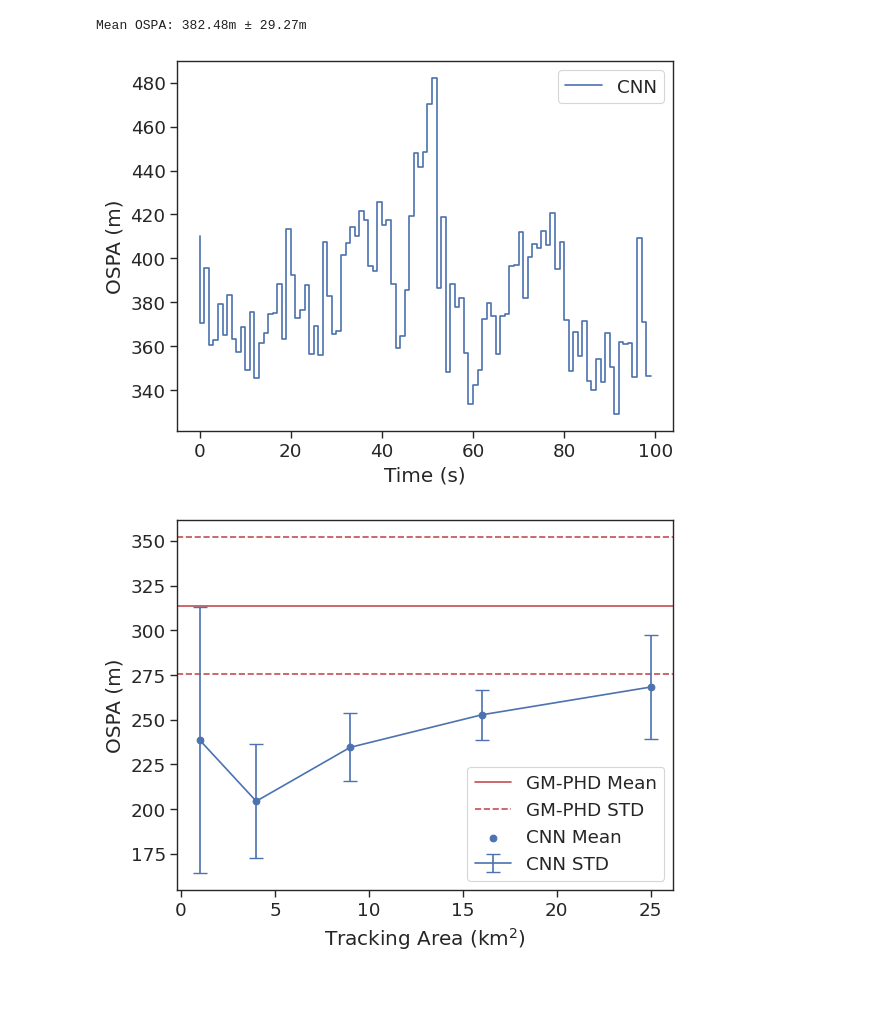
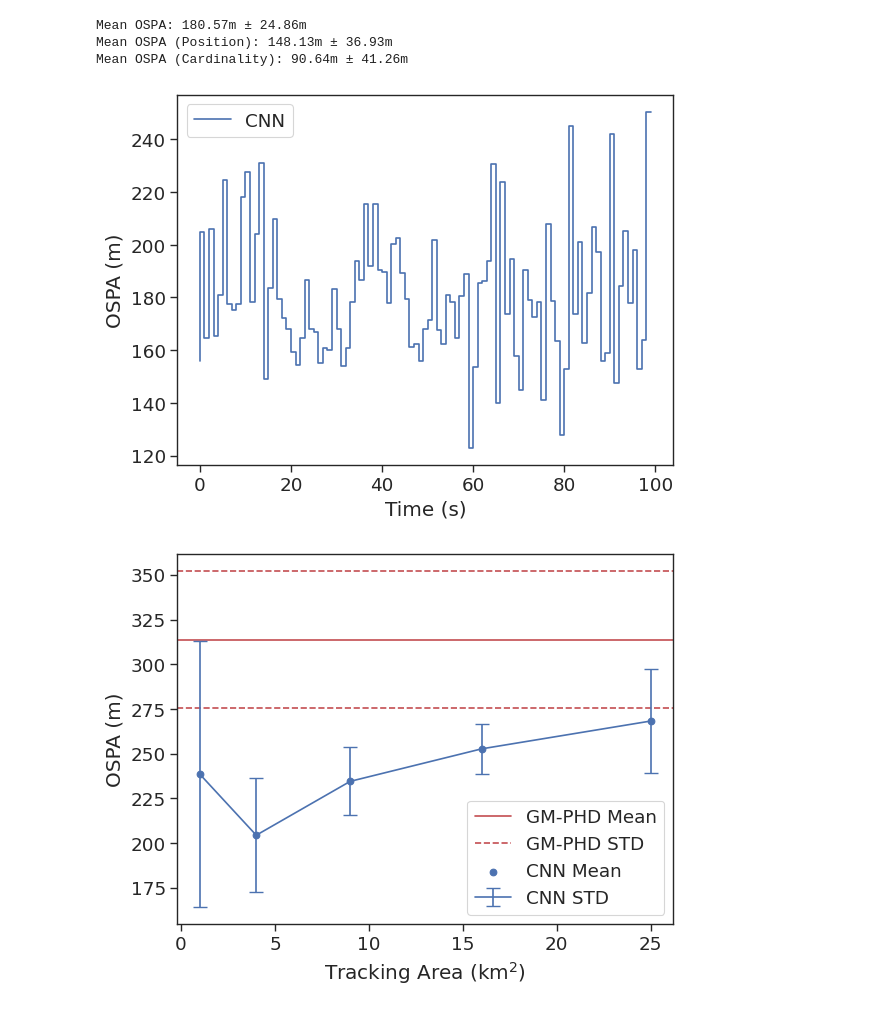
Before and after one commit to Damowerko/mtt, a Jupyter notebook: notebooks/evaluate.ipynb, the cells around one changed output. Drawn from its saved outputs; the diff is of its cells as text; code cells hidden in the pictures.

```diff
--- a/notebooks/evaluate.ipynb
+++ b/notebooks/evaluate.ipynb
@@ -24,12 +22,13 @@ rng = np.random.default_rng()
 sns.set_theme("paper", "ticks", font_scale=1.5)  # type: ignore
 # %%
 scale = 1
-simulation_idx = 50
+simulation_idx = rng.integers(0, 100)
 
 with open(f"../data/test/{scale}km/simulations.pkl", "rb") as f:
     dataset_vectors: List[List[VectorData]] = pkl.load(f)
 
-images = map(vector_to_image,dataset_vectors[simulation_idx])
+
+images = map(partial(vector_to_image, img_size=128*scale),dataset_vectors[simulation_idx])
 stacked = simulation_window(stack_images(images))
 # %%
 cardinality = []
@@ -46,9 +45,10 @@ n_detections = (
 )
 # %%
 # Make CNN Predictions
+# model, name = load_model("../models/58c6fd8a.ckpt")
 # model, name = load_model("wandb://damowerko/mtt/4uc51x21")
 # model, name = load_model("wandb://damowerko/mtt/rmwq3ref")
 # model, name = load_model("wandb://damowerko/mtt/eiytli6p")
-model, name = load_model("wandb://damowerko/mtt/ppkmhcfy")
+model, name = load_model("wandb://damowerko/mtt/e7ivqipk")
 model = model.cuda()
 # %% [output]
@@ -56,11 +56,12 @@ CommError: Project damowerko/mtt does not contain artifact: "model-ppkmhcfy:best
 # %%
 filt_idx = -1
 method = "kmeans"
+n_peaks_scale = 1.0
 
 with torch.no_grad():
     x = torch.stack([d.sensor_images for d in stacked], dim=0)
     output_images = model(x.cuda())
-    pred_img = output_images.clamp(min=0).cpu().numpy()
+    pred_img = output_images.clamp(min=0).cpu().numpy() * n_peaks_scale
 
 n = pred_img.shape[0]
 width = simulator.simulation_width
@@ -71,6 +72,9 @@ predictions_cnn = []
 for i in trange(n):
     predictions_cnn.append(find_peaks(pred_img[i][filt_idx], width=window, method=method).means)
 
-mean_energy = pred_img.sum(axis=(-1,-2)).mean().item()
-print(f"Mean cardinality: {mean_energy:.2f}")
+cardinality_cnn = pred_img.sum(axis=(-1,-2)).mean().item()
+print(f"Mean cardinality estimate: {cardinality_cnn:.2f}")
+cardinality_truth = np.mean([len(d.info[filt_idx]["target_positions"]) for d in stacked])
+print(f"Mean cardinality truth: {cardinality_truth}")
+print(f"Ratio {cardinality_truth / cardinality_cnn:.2f}")
 # %% [output]
@@ -95,5 +101,5 @@ plt.show()
 # %%
-idx = 60
+idx = 41
 
 fig, axs = plt.subplots(1, 2)
 target_pos = stacked[idx][2][filt_idx]["target_positions"]
@@ -140,21 +146,30 @@ plt.savefig("../figures/cardinality.pdf")
 # %%
 ospa_cnn = []
+ospa_cnn_components = []
 for idx in range(n):
     sensor_img, target_img, info = stacked[idx]
     target_positions = info[-1]["target_positions"]
-    ospa_cnn += [compute_ospa(target_positions, predictions_cnn[idx], 500)]
+    ospa_cnn += [compute_ospa(target_positions, predictions_cnn[idx], 500, p=2)]
+    ospa_cnn_components += [compute_ospa_components(target_positions, predictions_cnn[idx], 500, p=2)]
 
+ospa_cnn_components = np.array(ospa_cnn_components)
 print(f"Mean OSPA: {np.mean(ospa_cnn):.2f}m \u00B1 {np.std(ospa_cnn):.2f}m")
+print(f"Mean OSPA (Position): {np.mean(ospa_cnn_components[:,0]):.2f}m \u00B1 {np.std(ospa_cnn_components[:,0]):.2f}m")
+print(f"Mean OSPA (Cardinality): {np.mean(ospa_cnn_components[:,1]):.2f}m \u00B1 {np.std(ospa_cnn_components[:,1]):.2f}m")
 
 plt.figure()
 plt.step(np.arange(n), ospa_cnn, label="CNN")
+# plt.step(np.arange(n), ospa_cnn_components[:,0], label="CNN (Position)")
+# plt.step(np.arange(n), ospa_cnn_components[:,1], label="CNN (Cardinality)")
 plt.ylabel("OSPA (m)")
 plt.xlabel("Time (s)")
 plt.legend()
 plt.savefig("../figures/ospa.pdf")
 # %% [output]
-Mean OSPA: 382.48m ± 29.27m
+Mean OSPA: 180.57m ± 24.86m
+Mean OSPA (Position): 148.13m ± 36.93m
+Mean OSPA (Cardinality): 90.64m ± 41.26m
-[figure, old version]
+[figure, new version]
 # %%
 # plot CNN performance generalization
 df = pd.DataFrame(
```
Also changed, not shown: parts of 9 cells of this notebook, 3 other files.
